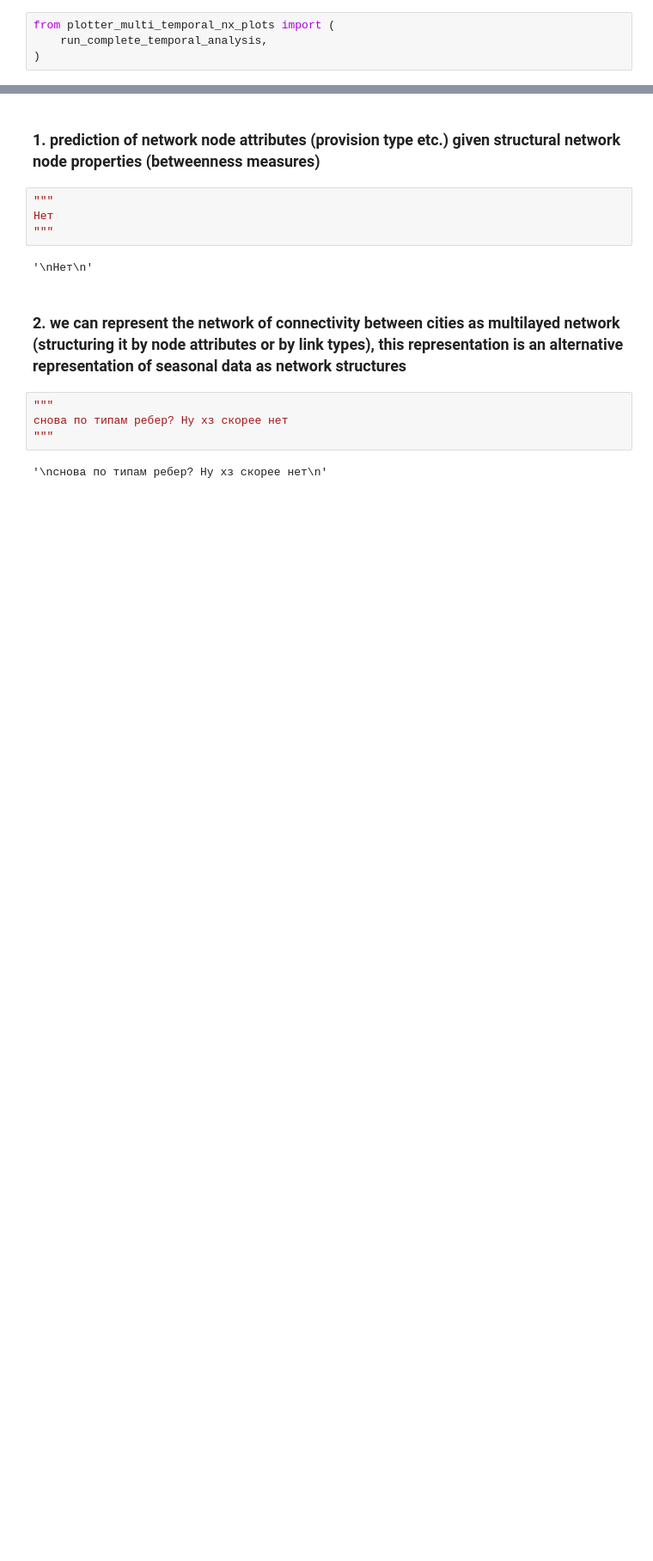
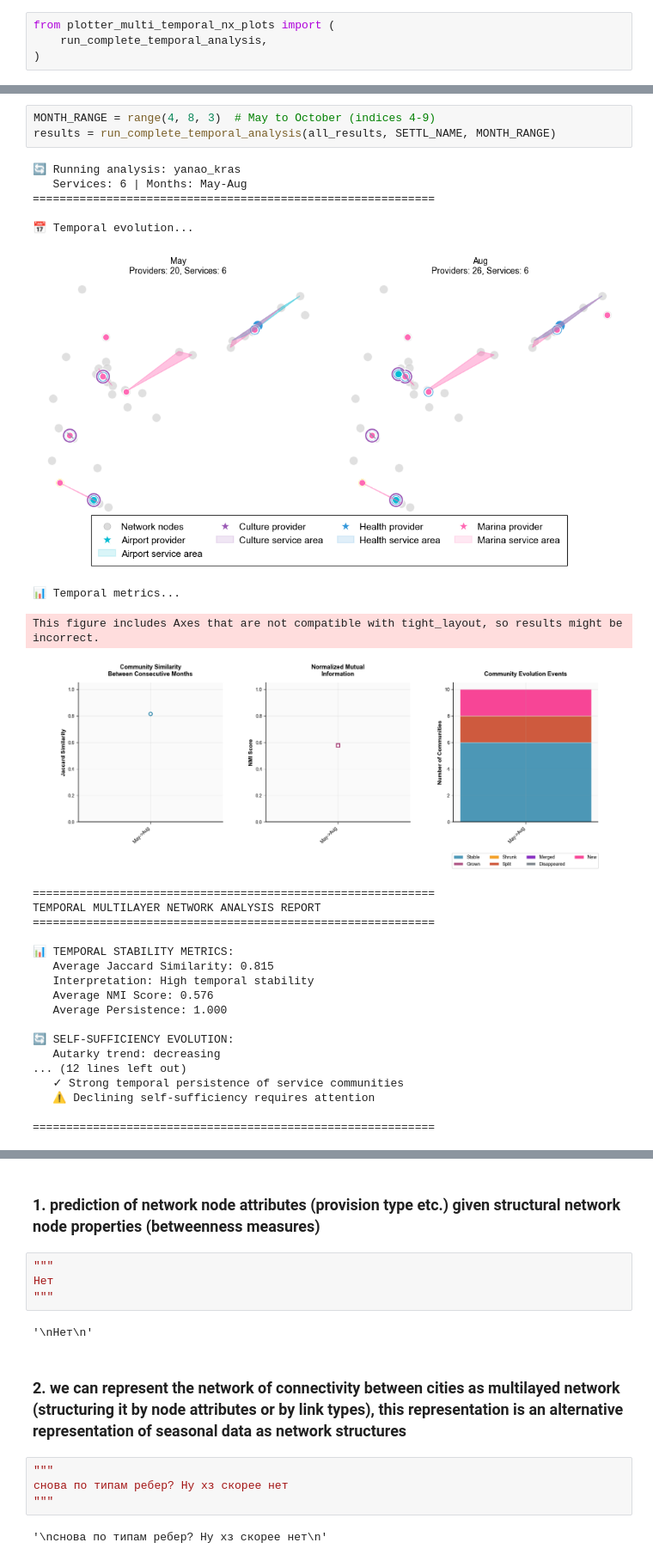
Before and after one commit to GeorgeKontsevik/season_framed_multilayer_arctic_network_model, a Jupyter notebook: new_notebooks/1_yakut_chuk copy 4.ipynb, the cells around one changed output, grey strips where cells are left out. Shown at 86% size. Drawn from its saved outputs; the diff is of its cells as text; blank space fills up the shorter version.

```diff
--- a/new_notebooks/1_yakut_chuk copy 4.ipynb
+++ b/new_notebooks/1_yakut_chuk copy 4.ipynb
@@ -277,0 +251,30 @@ TEMPORAL MULTILAYER NETWORK ANALYSIS REPORT
+# %%
+MONTH_RANGE = range(4, 8, 3)  # May to October (indices 4-9)
+results = run_complete_temporal_analysis(all_results, SETTL_NAME, MONTH_RANGE)
+# %% [output]
+🔄 Running analysis: yanao_kras
+   Services: 6 | Months: May-Aug
+============================================================
+
+📅 Temporal evolution...
+[figure, added]
+📊 Temporal metrics...
+This figure includes Axes that are not compatible with tight_layout, so results might be incorrect.
+[figure, added]
+============================================================
+TEMPORAL MULTILAYER NETWORK ANALYSIS REPORT
+============================================================
+
+📊 TEMPORAL STABILITY METRICS:
+   Average Jaccard Similarity: 0.815
+   Interpretation: High temporal stability
+   Average NMI Score: 0.576
+   Average Persistence: 1.000
+
+🔄 SELF-SUFFICIENCY EVOLUTION:
+   Autarky trend: decreasing
+... (12 lines left out)
+   ✓ Strong temporal persistence of service communities
+   ⚠ Declining self-sufficiency requires attention
+
+============================================================
```
Also changed, not shown: parts of 7 cells of this notebook, 19 other files.
